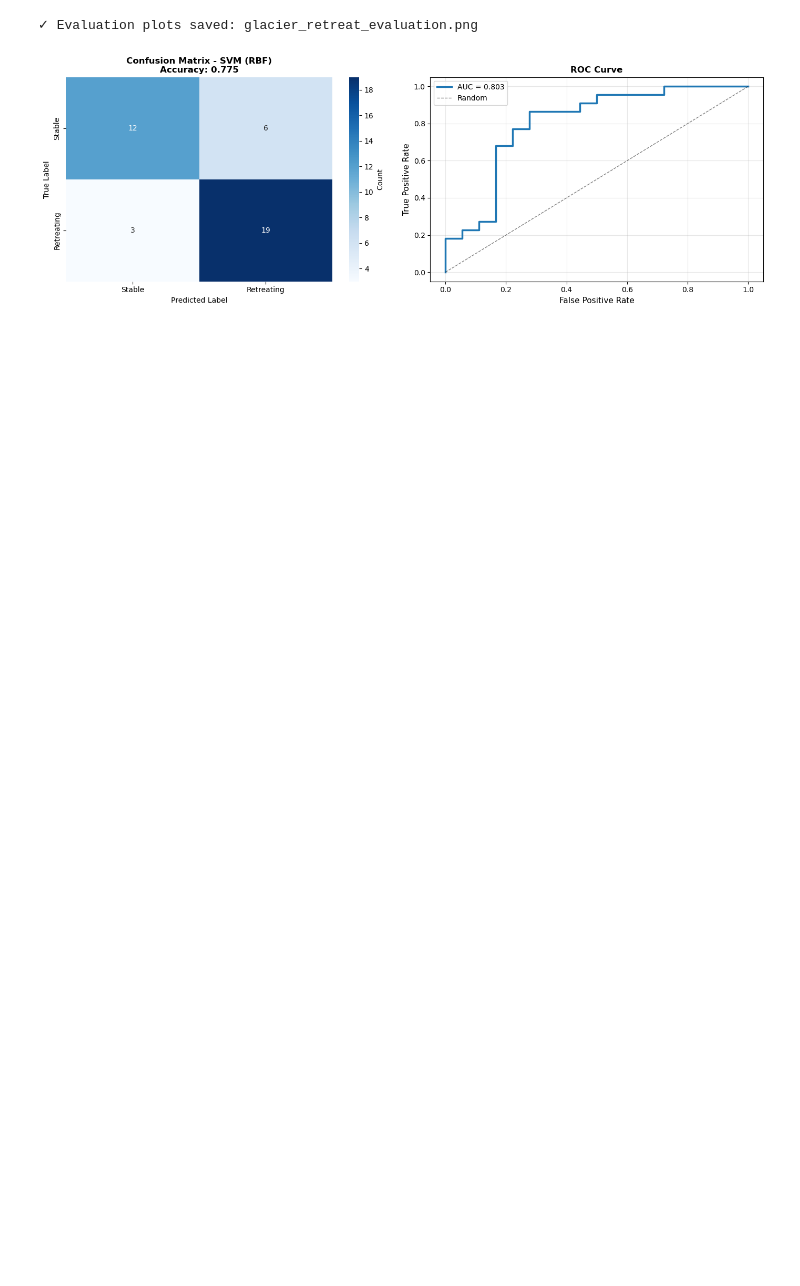
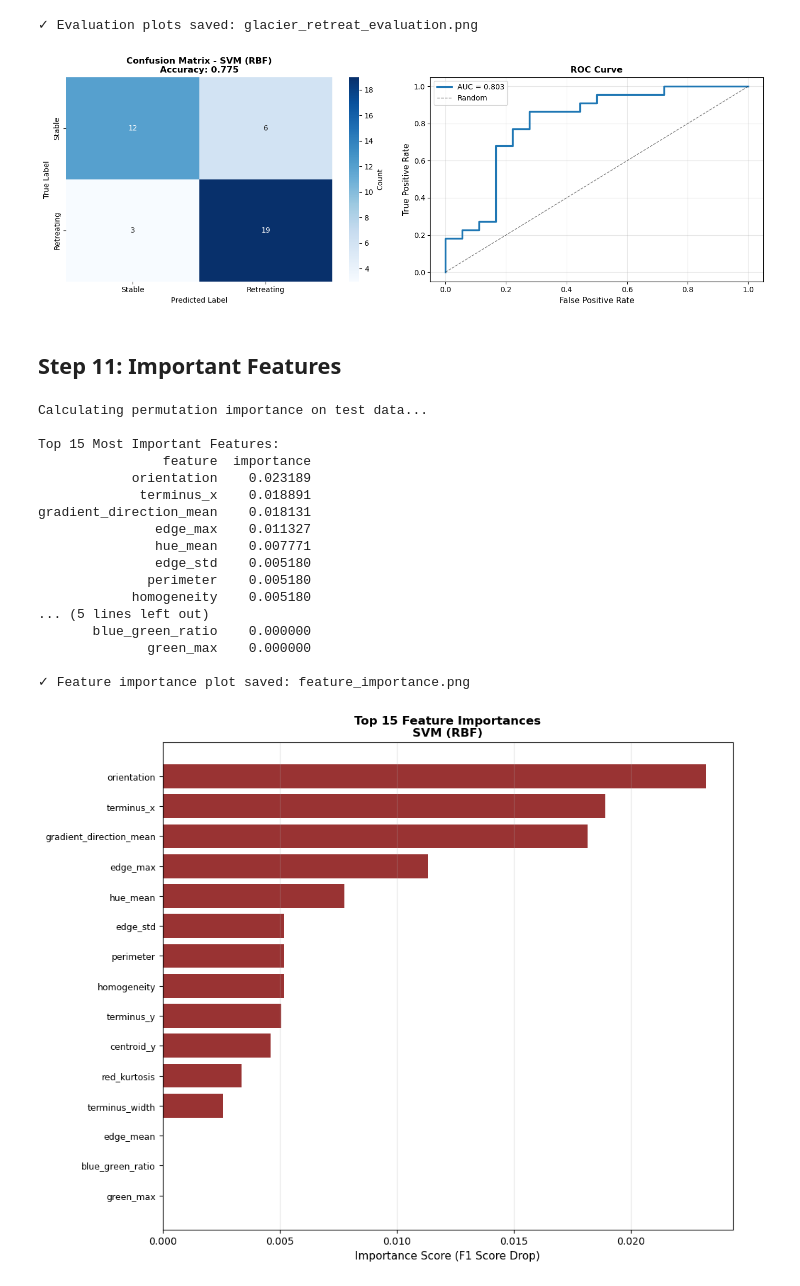
Before and after one commit to Manjushwarofficial/Glacier-Probe-Model, a Jupyter notebook: notebooks/03_ml_training.ipynb, the cells around one changed output. Saved outputs shown, nothing was run; the diff lists cells and outputs as text; code cells hidden in the pictures; blank space fills up the shorter version.

Commit message:
Exported all the ML models and processed data

```diff
--- a/notebooks/03_ml_training.ipynb
+++ b/notebooks/03_ml_training.ipynb
@@ -603,16 +605,0 @@ Test AUC-ROC:    0.8106
-# %%
-best_model = results[best_model_name]['model']
-y_pred = results[best_model_name]['predictions']
-y_proba = results[best_model_name]['probabilities']
-
-print(f"\nCLASSIFICATION REPORT - {best_model_name}")
-print("="*80)
-print(classification_report(
-    y_test, y_pred,
-    target_names=['Stable', 'Retreating'],
-    digits=4
-))
-
-# Confusion Matrix
-cm = confusion_matrix(y_test, y_pred)
-fig, axes = plt.subplots(1, 2, figsize=(14, 5))
@@ -664,3 +639,65 @@ plt.show()
 # %% [output]
 ✓ Evaluation plots saved: glacier_retreat_evaluation.png
 [figure]
+# %% [markdown]
+## Step 11: Important Features
+# %%
+from sklearn.inspection import permutation_importance
+
+# Use the TEST set to see what's important for generalization
+print("Calculating permutation importance on test data...")
+perm_result = permutation_importance(
+    best_model,
+    X_test_scaled,
+    y_test,
+    n_repeats=10,
+    random_state=42,
+    scoring='f1'
+)
+
+# Create a sorted DataFrame of importances
+importances = pd.DataFrame({
+    'feature': selected_features,
+    'importance': perm_result.importances_mean
+}).sort_values('importance', ascending=False)
+
+print("\nTop 15 Most Important Features:")
+print(importances.head(15).to_string(index=False))
+
+# Plot
+plt.figure(figsize=(10, 8))
+top_n = min(15, len(importances))
+top_feat = importances.head(top_n)
+
+
+plt.barh(range(len(top_feat)), top_feat['importance'], color='maroon', alpha = 0.8)
+plt.yticks(range(len(top_feat)), top_feat['feature'], fontsize=9)
+plt.xlabel('Importance Score (F1 Score Drop)', fontsize=11)
+plt.title(f'Top {top_n} Feature Importances\n{best_model_name}',
+          fontsize=12, fontweight='bold')
+plt.gca().invert_yaxis()
+plt.grid(axis='x', alpha=0.3)
+plt.tight_layout()
+plt.savefig('feature_importance.png', dpi=300, bbox_inches='tight')
+print("\n✓ Feature importance plot saved: feature_importance.png")
+
+plt.show()
+# %% [output]
+Calculating permutation importance on test data...
+
+Top 15 Most Important Features:
+                feature  importance
+            orientation    0.023189
+             terminus_x    0.018891
+gradient_direction_mean    0.018131
+               edge_max    0.011327
+               hue_mean    0.007771
+               edge_std    0.005180
+              perimeter    0.005180
+            homogeneity    0.005180
+... (5 lines left out)
+       blue_green_ratio    0.000000
+              green_max    0.000000
+
+✓ Feature importance plot saved: feature_importance.png
+[figure, added]
```
Also changed, not shown: parts of 10 cells of this notebook, 11 other files.
